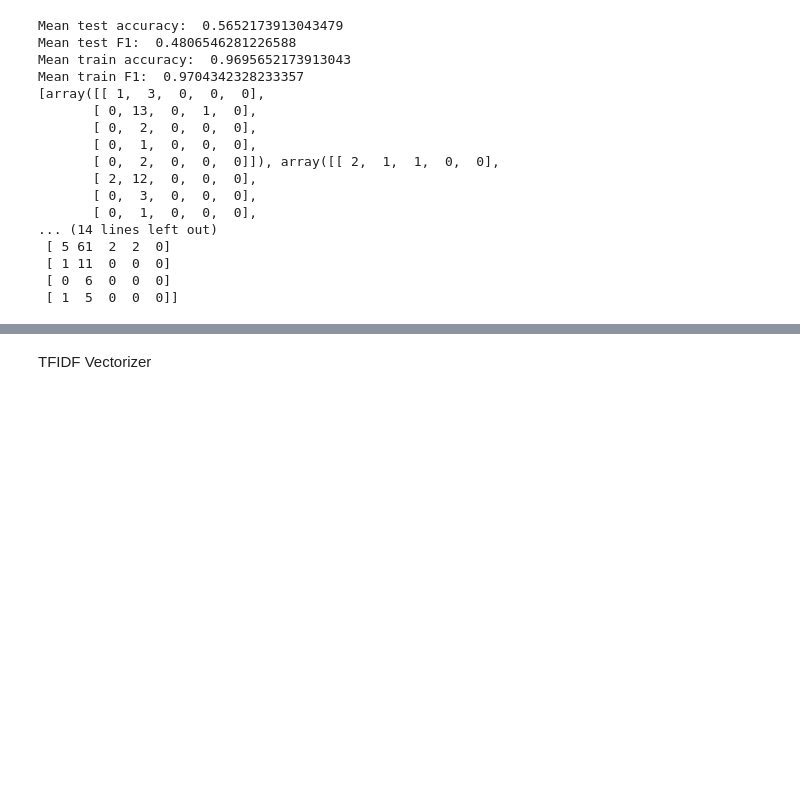
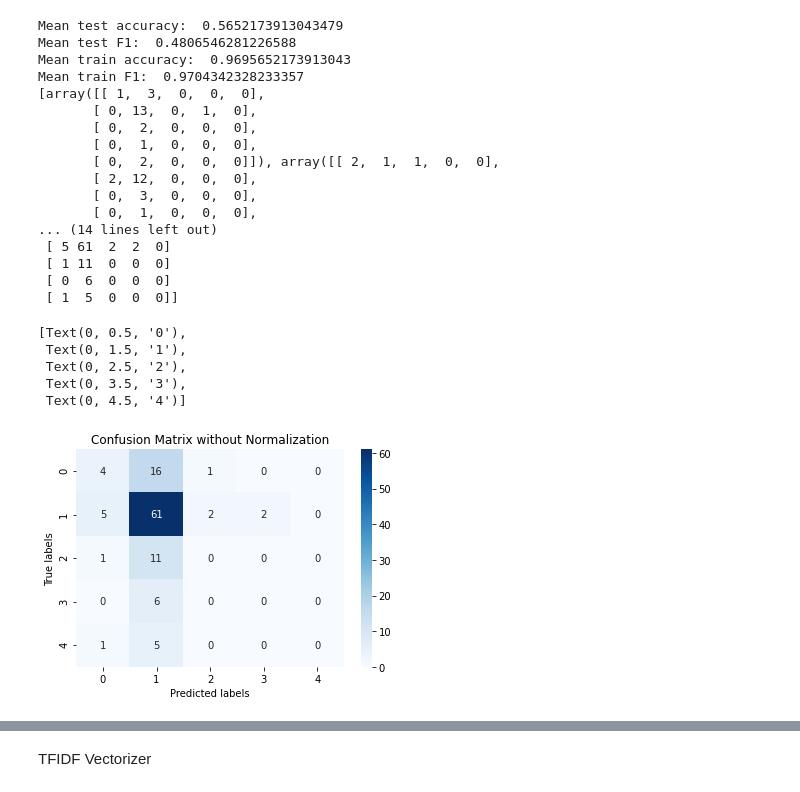
Before and after one commit to kerryqliu/stats170, a Jupyter notebook: tfidftesting.ipynb, the cells around one changed output, grey strips where cells are left out. Saved outputs shown, nothing was run; the diff lists cells and outputs as text; code cells hidden in the pictures; blank space fills up the shorter version.

```diff
--- a/tfidftesting.ipynb
+++ b/tfidftesting.ipynb
@@ -428,3 +428,20 @@ Mean train F1:  0.9704342328233357
  [ 1 11  0  0  0]
  [ 0  6  0  0  0]
  [ 1  5  0  0  0]]
+# %%
+import seaborn as sns
+import matplotlib.pyplot as plt
+
+ax= plt.subplot()
+sns.heatmap(sum_of_conf_matrix_arrays, annot=True, fmt='g', ax=ax, cmap="Blues")  #annot=True to annotate cells, ftm='g' to disable scientific notation
+# labels, title and ticks
+ax.set_xlabel('Predicted labels');ax.set_ylabel('True labels')
+ax.set_title('Confusion Matrix without Normalization')
+ax.xaxis.set_ticklabels(["0","1","2","3","4"]); ax.yaxis.set_ticklabels(["0","1","2","3","4"])
+# %% [output]
+[Text(0, 0.5, '0'),
+ Text(0, 1.5, '1'),
+ Text(0, 2.5, '2'),
+ Text(0, 3.5, '3'),
+ Text(0, 4.5, '4')]
+[figure, added]
```
Also changed, not shown: parts of 1 cell of this notebook.
